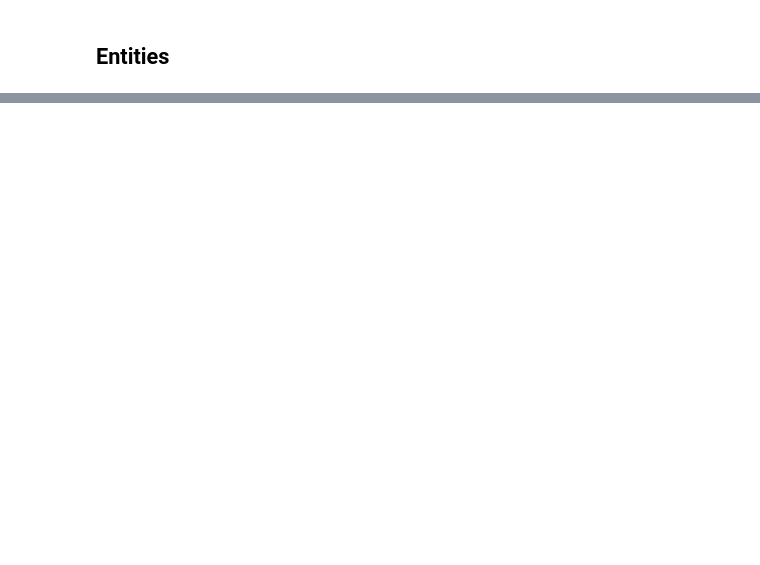
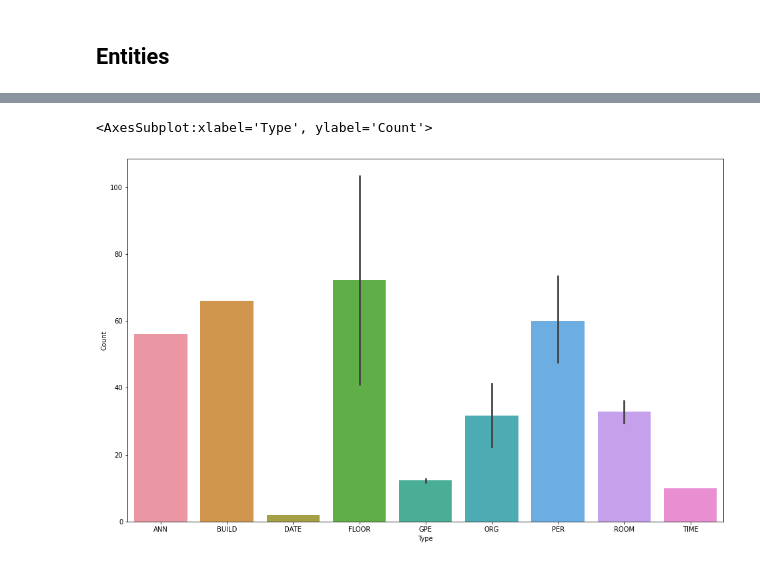
Before and after one commit to chornrithborey/name-entity-recognition-khmer-chatbot, a Jupyter notebook: statistics.ipynb, the cells around one changed output, grey strips where cells are left out. Saved outputs shown, nothing was run; the diff lists cells and outputs as text; code cells hidden in the pictures; blank space fills up the shorter version.

```diff
--- a/statistics.ipynb
+++ b/statistics.ipynb
@@ -31,6 +33,16 @@ words_count_data, entity_types_count_data, max_length = collect_stats("entity-ta
 words_count = pd.DataFrame.from_dict(words_count_data, orient="index").sort_values(0, ascending=False).reset_index()
 words_count.columns = ["Word", "Count"]
 
+entities_count = pd.DataFrame.from_dict(entities_count_data, orient="index").sort_values(0, ascending=False).reset_index()
+entities_count.columns = ["Id", "Count"]
+entity_type_codes = [id.split(":")[1] for id in entities_count["Id"]]
+entities = [id.split(":")[0] for id in entities_count["Id"]]
+entities_count["Type"] = entity_type_codes
+entities_count["Entity"] = entities
+entities_count.drop(columns=["Id"], inplace=True)
+entities_count.sort_values(['Type', 'Count'], inplace=True)
+entities_count = entities_count[["Type", "Entity", "Count"]]
+
 entity_types_count = pd.DataFrame.from_dict(entity_types_count_data, orient="index").sort_values(0, ascending=False).reset_index()
 entity_types_count.columns = ["Entity Type", "Count"]
 # %% [markdown]
@@ -119,0 +168,5 @@ plot_pieplot()
+# %%
+sns.barplot(data=entities_count, x="Type", y="Count")
+# %% [output]
+<AxesSubplot:xlabel='Type', ylabel='Count'>
+[figure, added]
```
Also changed, not shown: parts of 8 cells of this notebook.
